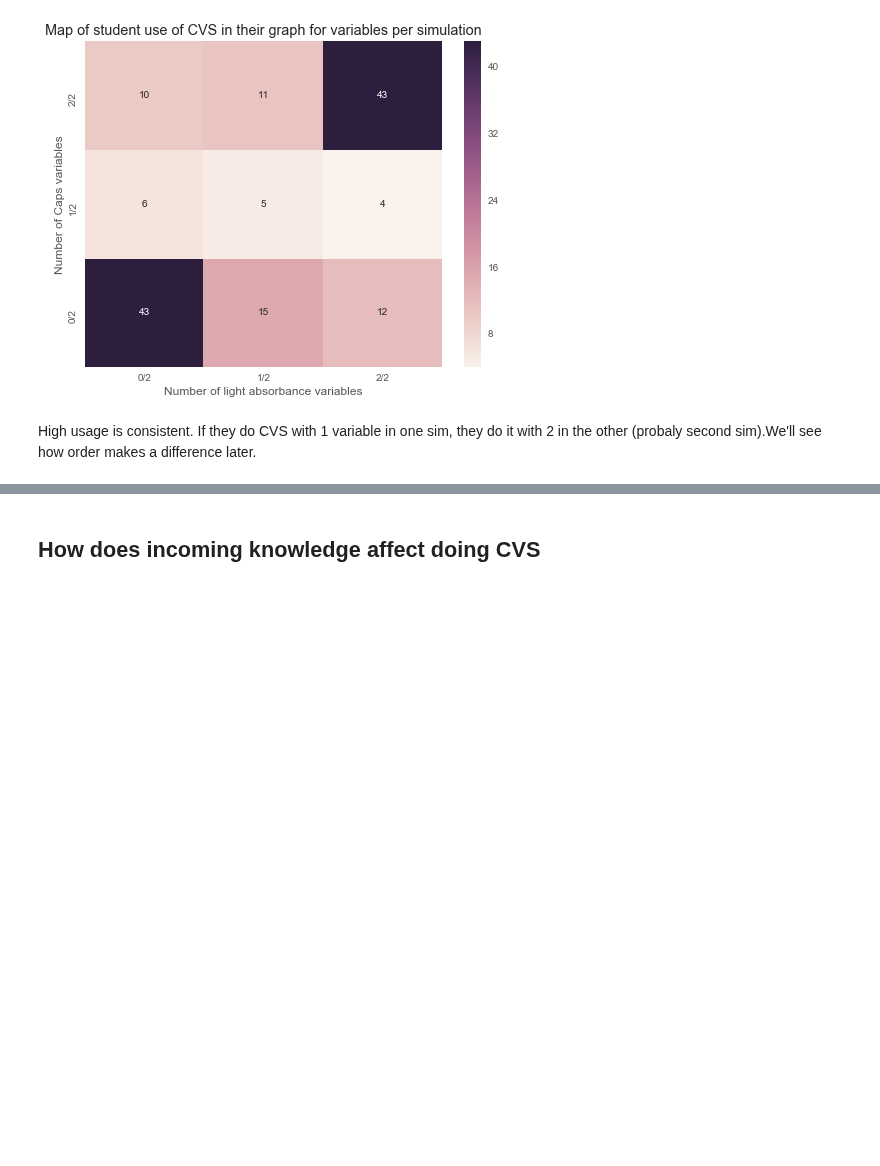
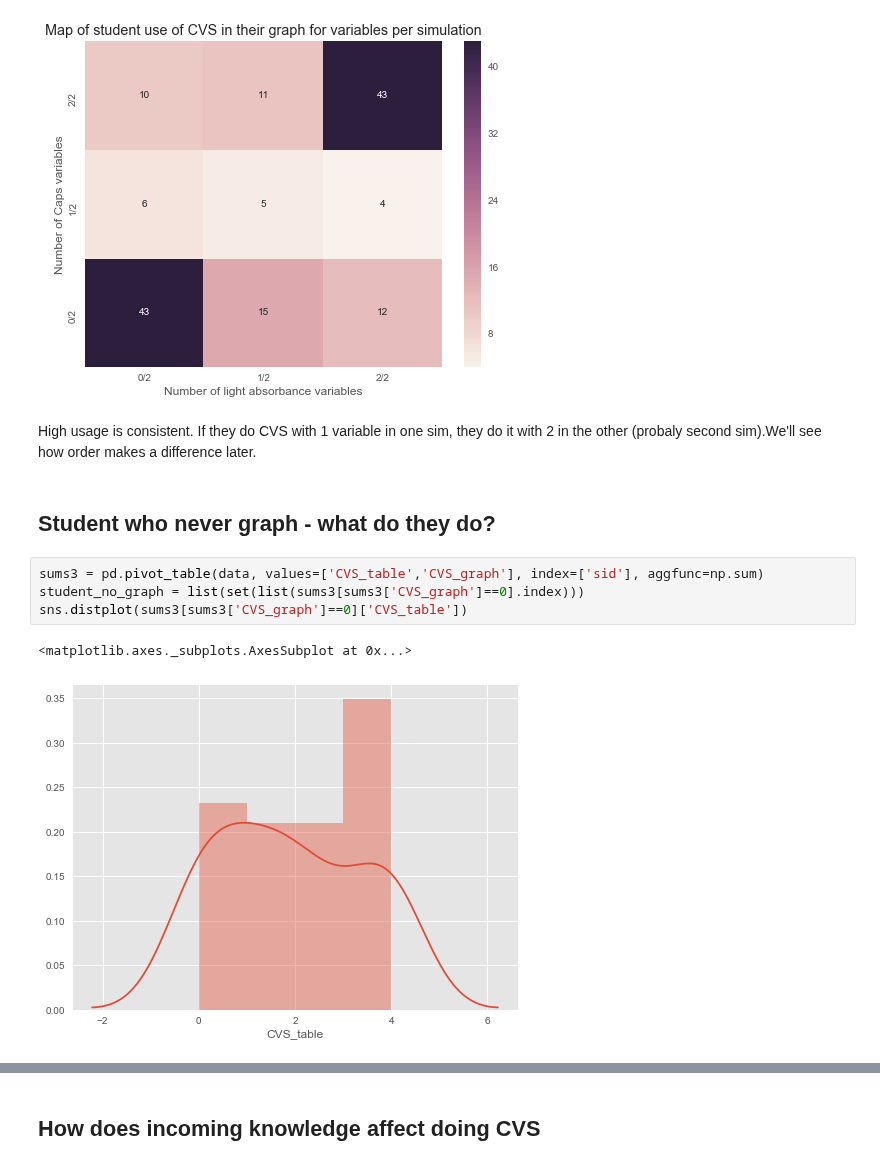
Before and after one commit to jmassall/inquiry_virtualLabs_study, a Jupyter notebook: analysis/storyline.ipynb, the cells around one changed output, grey strips where cells are left out. Cells and saved outputs as stored; diff of their text form; blank space fills up the shorter version.

```diff
--- a/analysis/storyline.ipynb
+++ b/analysis/storyline.ipynb
@@ -696,3 +705,12 @@ plt.title('Map of student use of CVS in their graph for variables per simulation
 [figure]
 # %% [markdown]
 High usage is consistent. If they do CVS with 1 variable in one sim, they do it with 2 in the other (probaly second sim).We'll see how order makes a difference later.
+# %% [markdown]
+## Student who never graph - what do they do?
+# %%
+sums3 = pd.pivot_table(data, values=['CVS_table','CVS_graph'], index=['sid'], aggfunc=np.sum)
+student_no_graph = list(set(list(sums3[sums3['CVS_graph']==0].index)))
+sns.distplot(sums3[sums3['CVS_graph']==0]['CVS_table'])
+# %% [output]
+<matplotlib.axes._subplots.AxesSubplot at 0x...>
+[figure, added]
```
Also changed, not shown: parts of 10 cells of this notebook.
